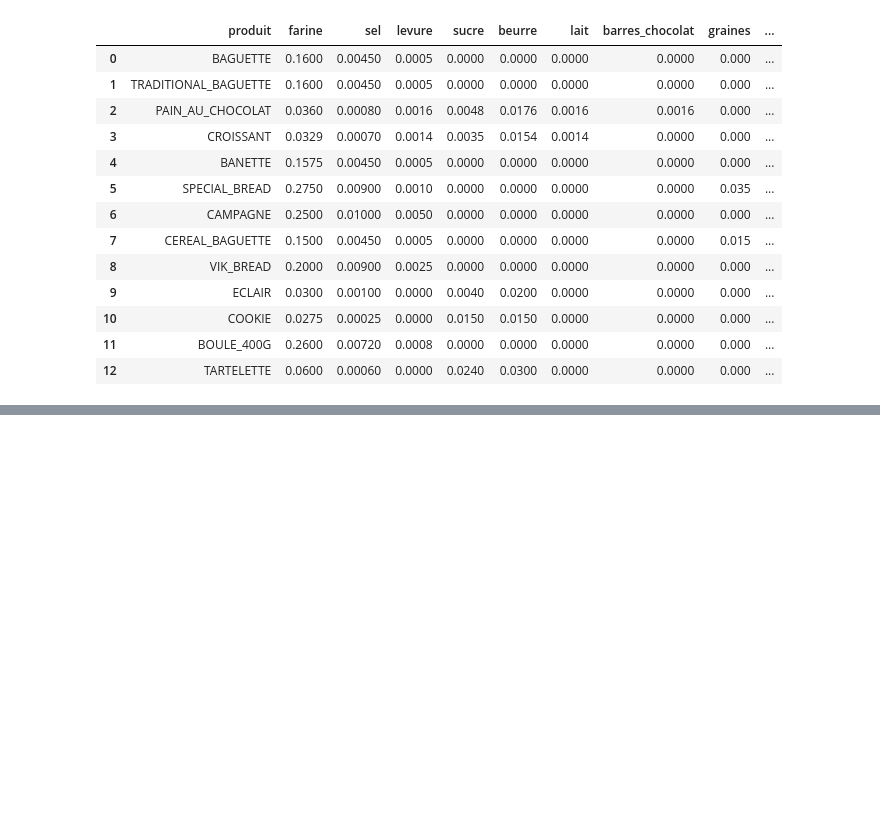
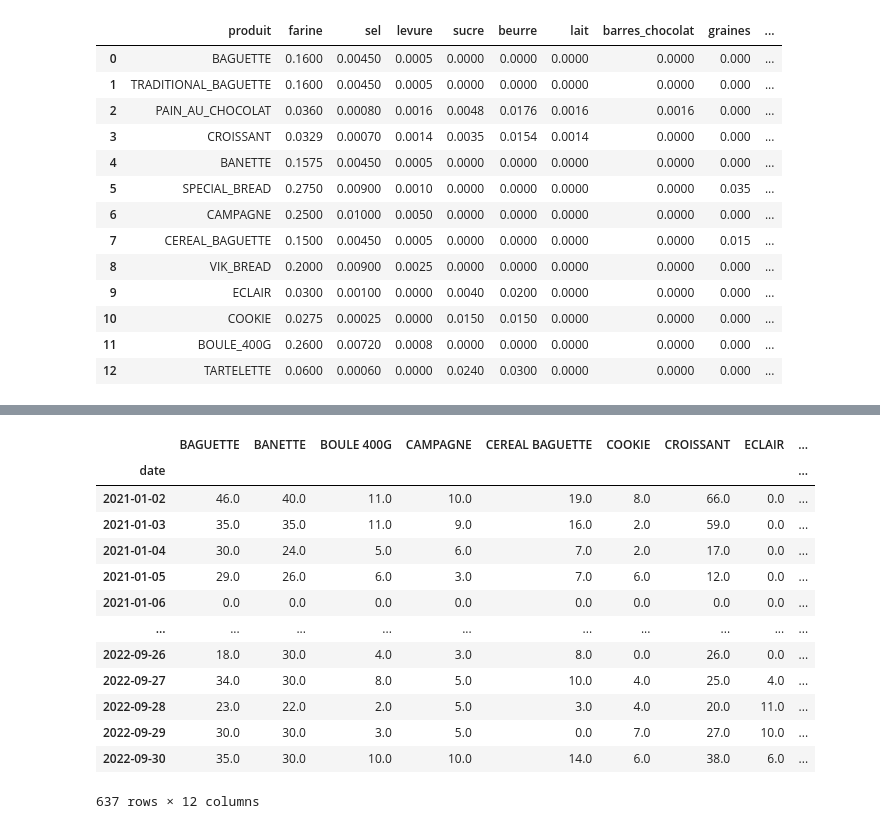
Before and after one commit to claragarciaperez9/French_bakery_forecasting, a Jupyter notebook: nouveaux_dataset.ipynb, the cells around one changed output, grey strips where cells are left out. Cells and saved outputs as stored; diff of their text form; code cells hidden in the pictures; blank space fills up the shorter version.

```diff
--- a/nouveaux_dataset.ipynb
+++ b/nouveaux_dataset.ipynb
@@ -129,0 +208,37 @@ test2
+# %%
+# Daily aggregation
+
+df_top = df.copy()
+
+daily = (df_top
+         .groupby([df_top["date"].dt.floor("D"), "article"])["quantity"]
+         .sum()
+         .reset_index()
+         .rename(columns={"date": "day"}))
+
+# Wide time series: rows=days, cols=articles
+qty_ts = daily.pivot(index="day", columns="article", values="quantity").sort_index()
+
+# Reindex to full daily calendar and fill missing with 0
+full_index = pd.date_range(qty_ts.index.min(), qty_ts.index.max(), freq="D")
+qty_ts = qty_ts.reindex(full_index).fillna(0)
+
+qty_ts.index.name = "date"
+qty_ts.columns.name = None
+
+qty_ts
+# %% [output]
+|  | BAGUETTE | BANETTE | BOULE 400G | CAMPAGNE | CEREAL BAGUETTE | COOKIE | CROISSANT | ECLAIR | ... |
+| date |  |  |  |  |  |  |  |  | ... |
+| 2021-01-02 | 46.0 | 40.0 | 11.0 | 10.0 | 19.0 | 8.0 | 66.0 | 0.0 | ... |
+| 2021-01-03 | 35.0 | 35.0 | 11.0 | 9.0 | 16.0 | 2.0 | 59.0 | 0.0 | ... |
+| 2021-01-04 | 30.0 | 24.0 | 5.0 | 6.0 | 7.0 | 2.0 | 17.0 | 0.0 | ... |
+| 2021-01-05 | 29.0 | 26.0 | 6.0 | 3.0 | 7.0 | 6.0 | 12.0 | 0.0 | ... |
+| 2021-01-06 | 0.0 | 0.0 | 0.0 | 0.0 | 0.0 | 0.0 | 0.0 | 0.0 | ... |
+| ... | ... | ... | ... | ... | ... | ... | ... | ... | ... |
+| 2022-09-26 | 18.0 | 30.0 | 4.0 | 3.0 | 8.0 | 0.0 | 26.0 | 0.0 | ... |
+| 2022-09-27 | 34.0 | 30.0 | 8.0 | 5.0 | 10.0 | 4.0 | 25.0 | 4.0 | ... |
+| 2022-09-28 | 23.0 | 22.0 | 2.0 | 5.0 | 3.0 | 4.0 | 20.0 | 11.0 | ... |
+| 2022-09-29 | 30.0 | 30.0 | 3.0 | 5.0 | 0.0 | 7.0 | 27.0 | 10.0 | ... |
+| 2022-09-30 | 35.0 | 30.0 | 10.0 | 10.0 | 14.0 | 6.0 | 38.0 | 6.0 | ... |
+637 rows × 12 columns
```
Also changed, not shown: parts of 33 cells of this notebook.
